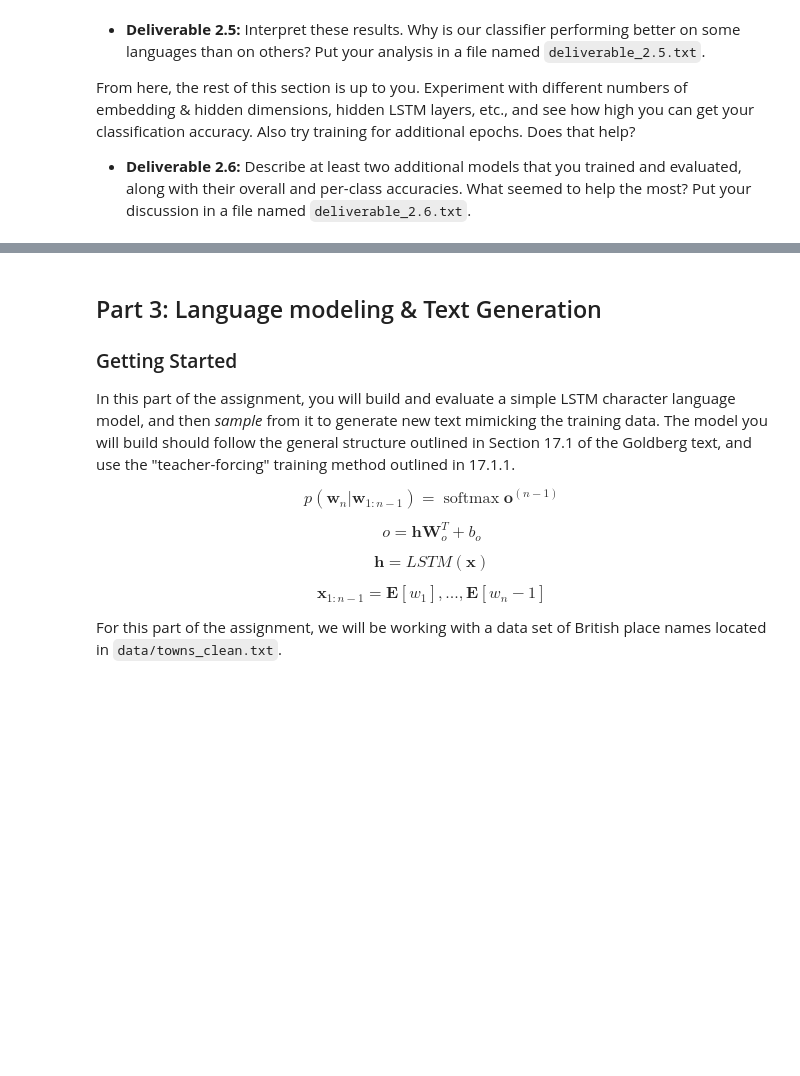
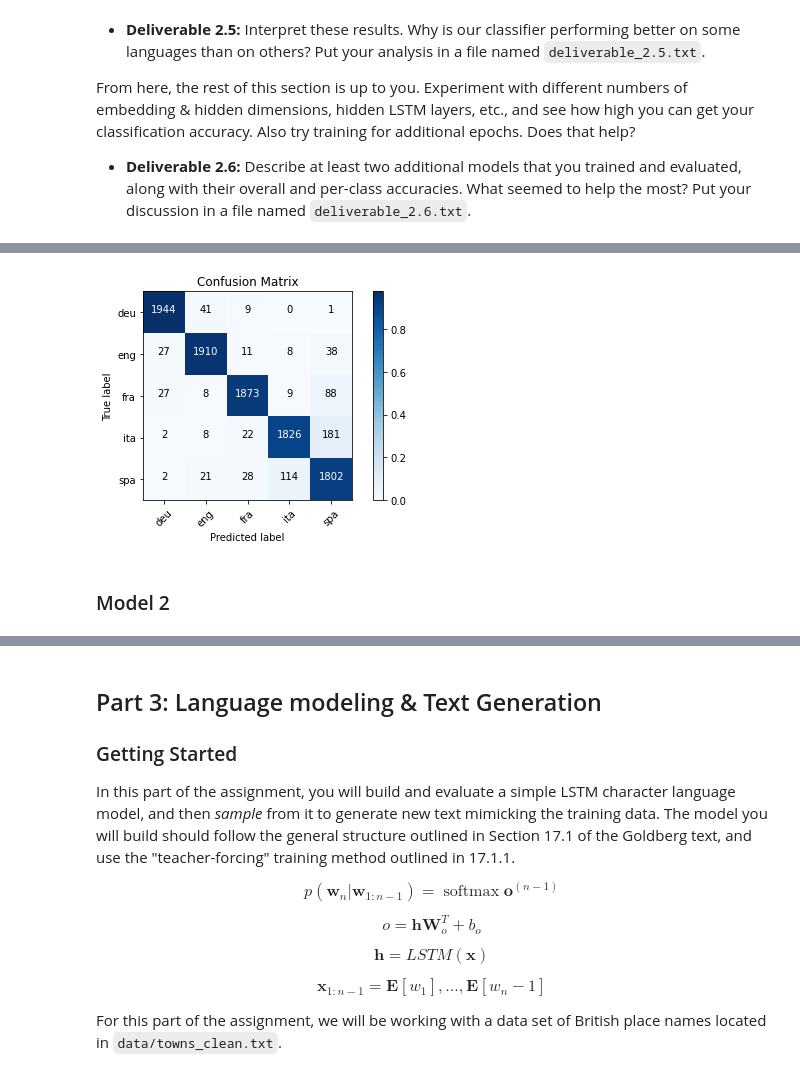
Before and after one commit to jvnguyen94/CS662_NLP, a Jupyter notebook: Homework3/nguyen_justine_hw3.ipynb, the cells around one changed output, grey strips where cells are left out. Saved outputs shown, nothing was run; the diff lists cells and outputs as text; code cells hidden in the pictures; blank space fills up the shorter version.

```diff
--- a/Homework3/nguyen_justine_hw3.ipynb
+++ b/Homework3/nguyen_justine_hw3.ipynb
@@ -452,0 +669,21 @@ From here, the rest of this section is up to you. Experiment with different numb
+# %%
+c2i, i2c = vocab.build_vocab(multi_text.sentence.values)
+l2i, i2l = vocab.build_label_vocab(multi_text.lang.values)
+
+multi_class1 = lang_id.LangID(
+    input_vocab_n=len(c2i),
+    embedding_dims=50,
+    hidden_dims=100,
+    lstm_layers=1,
+    output_class_n=5
+)
+
+lang_id.train_model(
+    model=multi_class1,
+    n_epochs=1,
+    training_data=multi_text_train,
+    c2i=c2i, i2c=i2c,
+    l2i=l2i, i2l=i2l,
+);
+
+print("done")
@@ -452,0 +708,4 @@ From here, the rest of this section is up to you. Experiment with different numb
+# %%
+acc_multi1, y_hat_multi1 = lang_id.eval_acc(multi_class1, multi_text_test, c2i, i2c, l2i, i2l)
+
+print(f"Accuracy: {acc_multi1}")
@@ -452,0 +728,6 @@ From here, the rest of this section is up to you. Experiment with different numb
+# %%
+lang_id.pretty_conf_matrix(confusion_matrix(y_multi, y_hat_multi1), ['deu','eng','fra','ita','spa'])
+# %% [output]
+[figure, added]
+# %% [markdown]
+### Model 2
```
Also changed, not shown: parts of 68 cells of this notebook, 27 other files.
